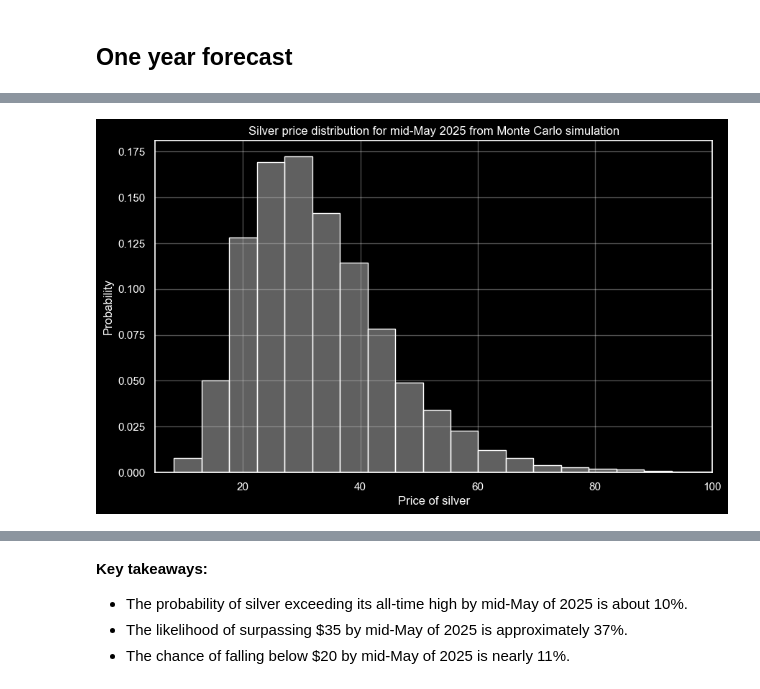
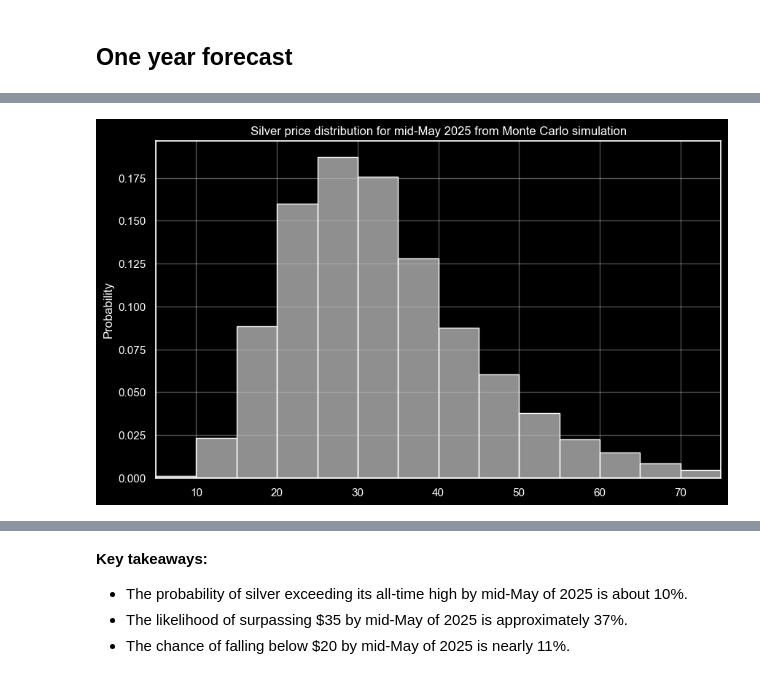
Before and after one commit to teofiloxyz/precious-metals-price, a Jupyter notebook: notebooks/6.2_AG_Monte_Carlo.ipynb, the cells around one changed output, grey strips where cells are left out. Cells and saved outputs as stored; diff of their text form; code cells hidden in the pictures.

```diff
--- a/notebooks/6.2_AG_Monte_Carlo.ipynb
+++ b/notebooks/6.2_AG_Monte_Carlo.ipynb
@@ -67,18 +67,17 @@ final_prices = df_mcs.iloc[-1, :]
 # %%
 plt.figure(figsize=(10, 6))
 
-sns.histplot(final_prices, bins=25, stat="probability", color="silver", edgecolor="white", alpha=0.5)
-
-# Add limits to x axis, to be able to see better the most likely values
-plt.xlim(5, 100)
+sns.histplot(final_prices, stat="probability", binwidth=5, binrange=(5, 75), color="silver", edgecolor="white", alpha=0.75)
 
 plt.title("Silver price distribution for mid-May 2025 from Monte Carlo simulation")
-plt.xlabel("Price of silver")
+plt.xlabel("")
 plt.ylabel("Probability")
 
+plt.xlim(5, 75)
+
 save_chart_as_png("6.2_AG_Monte_Carlo_1Y_hist")
 # %% [output]
-[figure, old version]
+[figure, new version]
 # %%
 # Get chance of price getting higher than ATH after 1 year
 ag_max = df_ag["price"].max()
```
Also changed, not shown: parts of 10 cells of this notebook, 48 other files.
